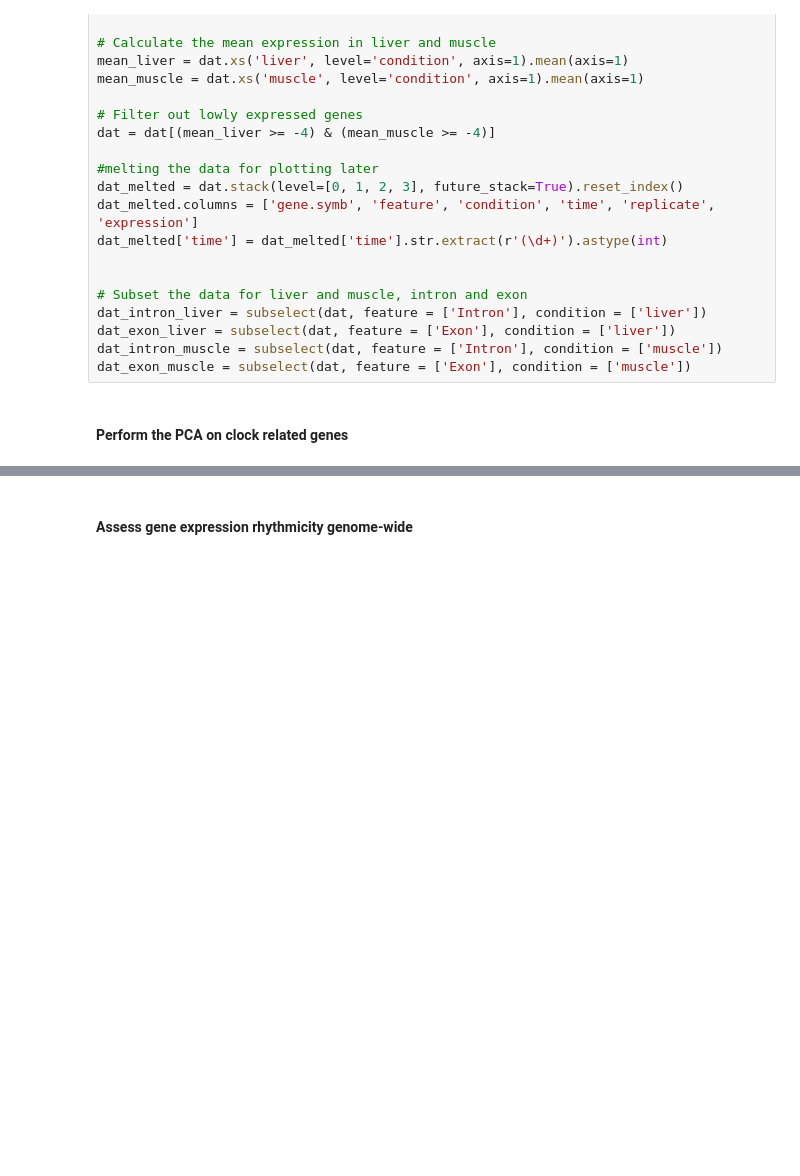
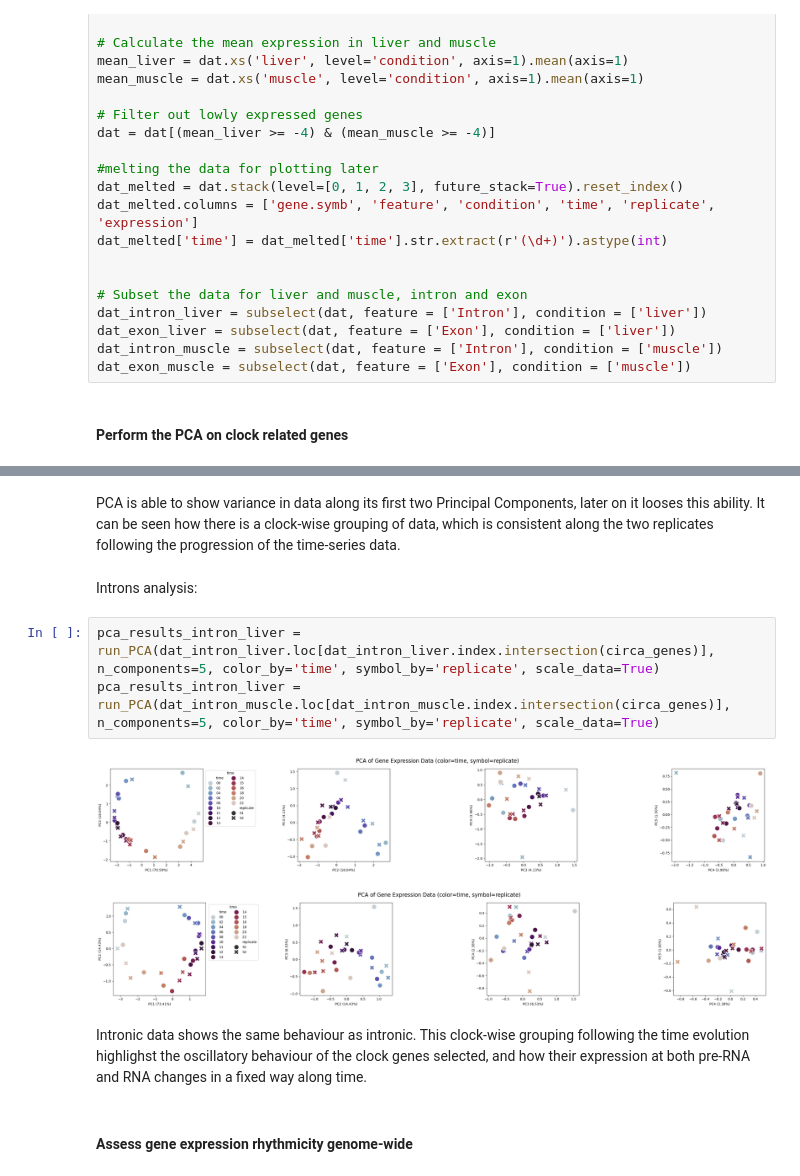
Before and after one commit to PierreLts/Genomics-to-Function, a Jupyter notebook: Exercise_Week11_12_B_Exercises.ipynb, the cells around one changed output, grey strips where cells are left out. Drawn from its saved outputs; the diff is of its cells as text; blank space fills up the shorter version.

```diff
--- a/Exercise_Week11_12_B_Exercises.ipynb
+++ b/Exercise_Week11_12_B_Exercises.ipynb
@@ -510,3 +512,15 @@ circa_genes = ['Arntl', 'Npas2', 'Clock', 'Cry1', 'Cry2', 'Per1', 'Per2', 'Per3'
+# %% [markdown]
+PCA is able to show variance in data along its first two Principal Components, later on it looses this ability. It can be seen how there is a clock-wise grouping of data, which is consistent along the two replicates following the progression of the time-series data.
+# %% [markdown]
+Introns analysis:
+# %%
+pca_results_intron_liver = run_PCA(dat_intron_liver.loc[dat_intron_liver.index.intersection(circa_genes)], n_components=5, color_by='time', symbol_by='replicate', scale_data=True)
+pca_results_intron_liver = run_PCA(dat_intron_muscle.loc[dat_intron_muscle.index.intersection(circa_genes)], n_components=5, color_by='time', symbol_by='replicate', scale_data=True)
+# %% [output]
+[figure, added]
+[figure, added]
+# %% [markdown]
+Intronic data shows the same behaviour as intronic. This clock-wise grouping following the time evolution highlighst the oscillatory behaviour of the clock genes selected, and how their expression at both pre-RNA and RNA changes in a fixed way along time.
 # %% [markdown]
 #### Assess gene expression rhythmicity genome-wide
 # %%
```
Also changed, not shown: parts of 40 cells of this notebook, 1 other file.
